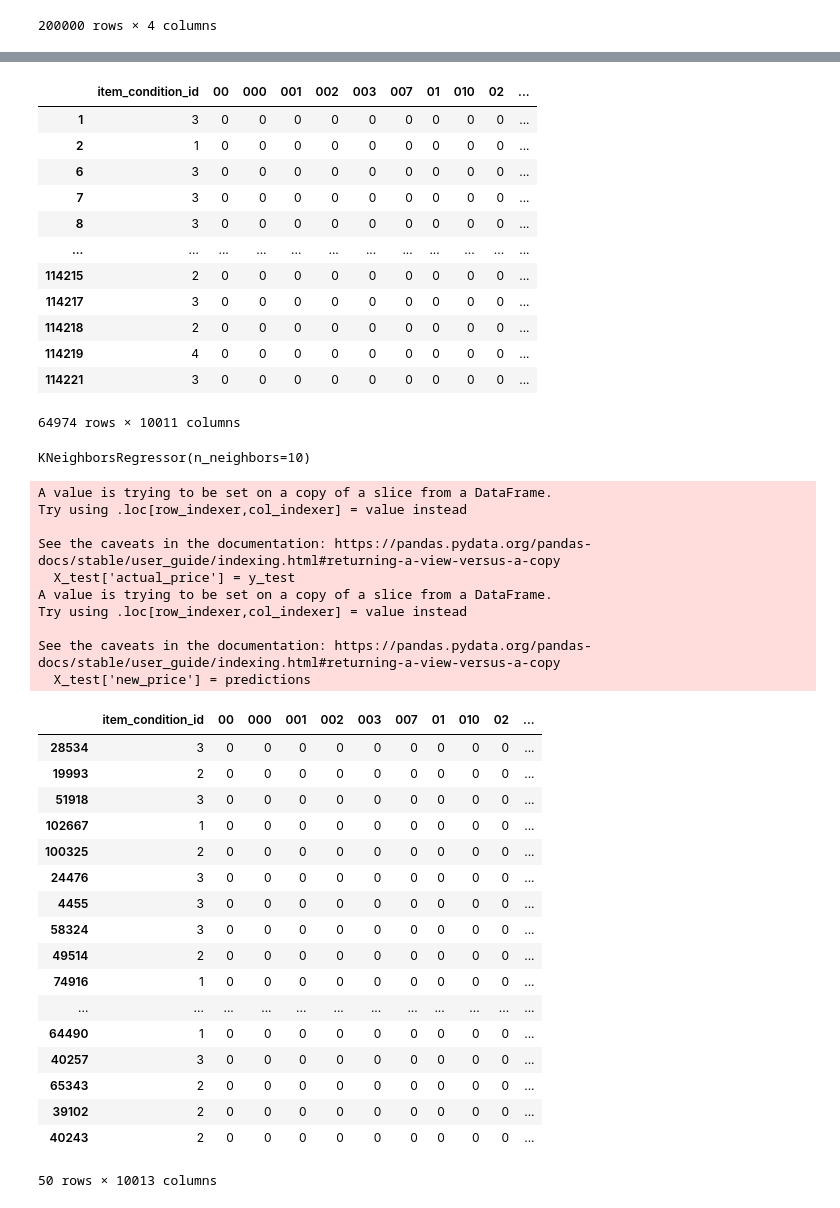
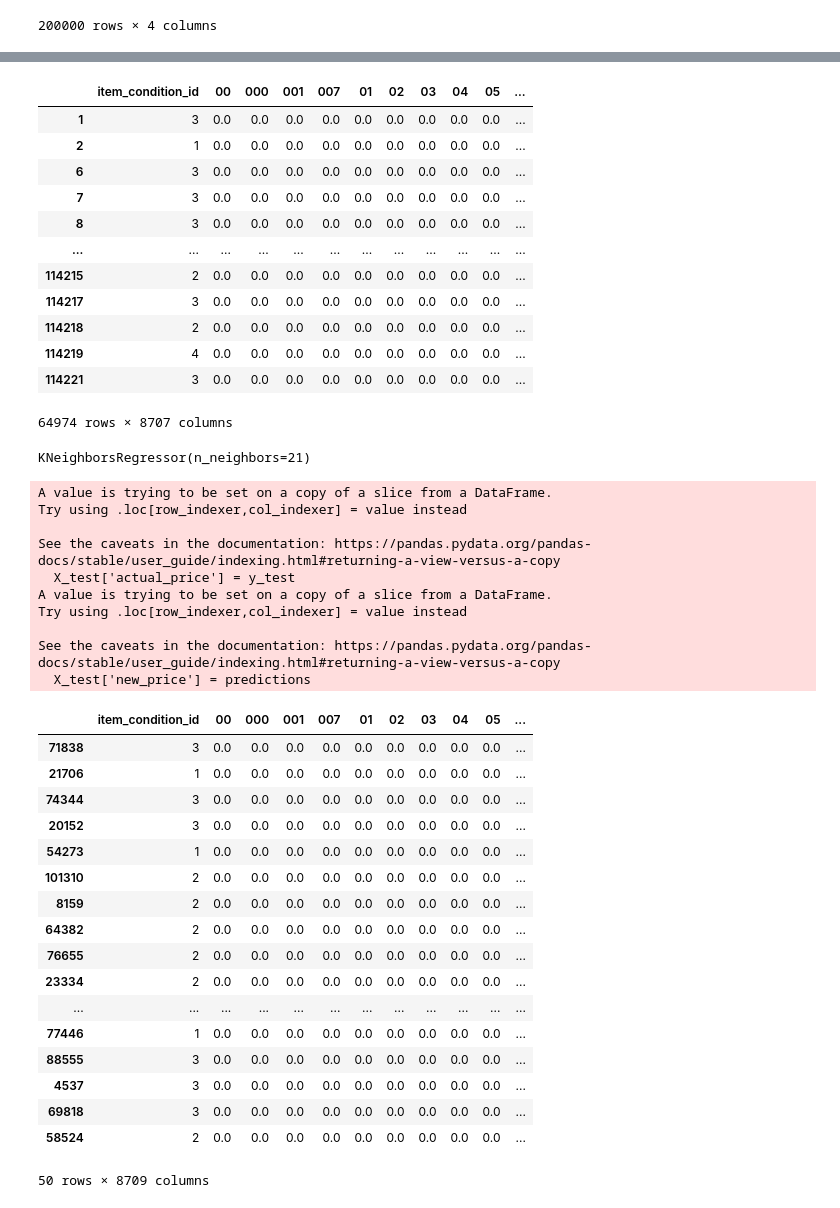
Before and after one commit to AI-project-Team-4/AI-Class-Project, a Jupyter notebook: KNN.ipynb, the cells around one changed output, grey strips where cells are left out. Drawn from its saved outputs; the diff is of its cells as text; code cells hidden in the pictures.

```diff
--- a/KNN.ipynb
+++ b/KNN.ipynb
@@ -44,6 +44,7 @@ data_df
 # %%
 from rake_nltk import Rake
 from sklearn.feature_extraction.text import CountVectorizer
+from sklearn.feature_extraction.text import TfidfVectorizer
 
 # Rakes categories that exist in cat_attribs, outputs a String
 def rake_implement(x):
@@ -59,20 +60,20 @@ def rake_implement(x):
     return string
 
 # Uses bag of words to obtain all keywords, then merges both dataframes
-def bag_of_words(df, cat, feat=10000):
-    bow = CountVectorizer(strip_accents='ascii', max_features=feat, max_df=0.95, min_df=1)
+def bag_of_words(df, cat, feat=8000):
+    tfidf = TfidfVectorizer(strip_accents='ascii', max_features=feat, max_df=0.95, min_df=1)
     # Applying rake algorithm to string
     df[cat] = df[cat].apply(lambda x: rake_implement(x))
     # Fitting and transforming the raked string
-    bow.fit(df[cat])
-    X = bow.transform(df[cat])
+    tfidf.fit(df[cat])
+    X = tfidf.transform(df[cat])
     # Drop the old column (since df will be merged)
     df = df.drop([cat], axis=1)
 
-    X_df = pd.DataFrame(X.toarray(), columns=sorted(bow.vocabulary_))
+    X_df = pd.DataFrame(X.toarray(), columns=sorted(tfidf.vocabulary_))
     return pd.merge(df, X_df, left_index=True, right_index=True)
 # %%
 data_df = bag_of_words(data_df, 'description')
-data_df = bag_of_words(data_df, 'category_name', 10)
+data_df = bag_of_words(data_df, 'category_name')
 data_df
 # %% [output]
@@ -94,19 +95,19 @@ label = data_df['price_x'].copy()
 features = data_df.drop('price_x', axis=1)
 features
 # %% [output]
-|  | item_condition_id | 00 | 000 | 001 | 002 | 003 | 007 | 01 | 010 | 02 | ... |
-| 1 | 3 | 0 | 0 | 0 | 0 | 0 | 0 | 0 | 0 | 0 | ... |
-| 2 | 1 | 0 | 0 | 0 | 0 | 0 | 0 | 0 | 0 | 0 | ... |
-| 6 | 3 | 0 | 0 | 0 | 0 | 0 | 0 | 0 | 0 | 0 | ... |
-| 7 | 3 | 0 | 0 | 0 | 0 | 0 | 0 | 0 | 0 | 0 | ... |
-| 8 | 3 | 0 | 0 | 0 | 0 | 0 | 0 | 0 | 0 | 0 | ... |
+|  | item_condition_id | 00 | 000 | 001 | 007 | 01 | 02 | 03 | 04 | 05 | ... |
+| 1 | 3 | 0.0 | 0.0 | 0.0 | 0.0 | 0.0 | 0.0 | 0.0 | 0.0 | 0.0 | ... |
+| 2 | 1 | 0.0 | 0.0 | 0.0 | 0.0 | 0.0 | 0.0 | 0.0 | 0.0 | 0.0 | ... |
+| 6 | 3 | 0.0 | 0.0 | 0.0 | 0.0 | 0.0 | 0.0 | 0.0 | 0.0 | 0.0 | ... |
+| 7 | 3 | 0.0 | 0.0 | 0.0 | 0.0 | 0.0 | 0.0 | 0.0 | 0.0 | 0.0 | ... |
+| 8 | 3 | 0.0 | 0.0 | 0.0 | 0.0 | 0.0 | 0.0 | 0.0 | 0.0 | 0.0 | ... |
 | ... | ... | ... | ... | ... | ... | ... | ... | ... | ... | ... | ... |
-| 114215 | 2 | 0 | 0 | 0 | 0 | 0 | 0 | 0 | 0 | 0 | ... |
-| 114217 | 3 | 0 | 0 | 0 | 0 | 0 | 0 | 0 | 0 | 0 | ... |
-| 114218 | 2 | 0 | 0 | 0 | 0 | 0 | 0 | 0 | 0 | 0 | ... |
-| 114219 | 4 | 0 | 0 | 0 | 0 | 0 | 0 | 0 | 0 | 0 | ... |
-| 114221 | 3 | 0 | 0 | 0 | 0 | 0 | 0 | 0 | 0 | 0 | ... |
+| 114215 | 2 | 0.0 | 0.0 | 0.0 | 0.0 | 0.0 | 0.0 | 0.0 | 0.0 | 0.0 | ... |
+| 114217 | 3 | 0.0 | 0.0 | 0.0 | 0.0 | 0.0 | 0.0 | 0.0 | 0.0 | 0.0 | ... |
+| 114218 | 2 | 0.0 | 0.0 | 0.0 | 0.0 | 0.0 | 0.0 | 0.0 | 0.0 | 0.0 | ... |
+| 114219 | 4 | 0.0 | 0.0 | 0.0 | 0.0 | 0.0 | 0.0 | 0.0 | 0.0 | 0.0 | ... |
+| 114221 | 3 | 0.0 | 0.0 | 0.0 | 0.0 | 0.0 | 0.0 | 0.0 | 0.0 | 0.0 | ... |
-64974 rows × 10011 columns
+64974 rows × 8707 columns
 # %%
 from sklearn.pipeline import Pipeline
 from sklearn.preprocessing import StandardScaler
@@ -138,43 +139,43 @@ X_test_prep = full_pipeline.transform(X_test)
 # %%
 from sklearn.neighbors import KNeighborsRegressor
 
-knn = KNeighborsRegressor(n_neighbors=10)
+knn = KNeighborsRegressor(n_neighbors=21)
 
 knn.fit(X_train_prep, y_train)
 # %% [output]
-KNeighborsRegressor(n_neighbors=10)
+KNeighborsRegressor(n_neighbors=21)
 # %%
 predictions = knn.predict(X_test_prep)
 # %%
 X_test['actual_price'] = y_test
 X_test['new_price'] = predictions
-X_test.head(50)
+X_test.tail(50)
 # %% [output]
 A value is trying to be set on a copy of a slice from a DataFrame.
 Try using .loc[row_indexer,col_indexer] = value instead
 
 See the caveats in the documentation: https://pandas.pydata.org/pandas-docs/stable/user_guide/indexing.html#returning-a-view-versus-a-copy
   X_test['actual_price'] = y_test
 A value is trying to be set on a copy of a slice from a DataFrame.
 Try using .loc[row_indexer,col_indexer] = value instead
 
 See the caveats in the documentation: https://pandas.pydata.org/pandas-docs/stable/user_guide/indexing.html#returning-a-view-versus-a-copy
   X_test['new_price'] = predictions
-|  | item_condition_id | 00 | 000 | 001 | 002 | 003 | 007 | 01 | 010 | 02 | ... |
-| 28534 | 3 | 0 | 0 | 0 | 0 | 0 | 0 | 0 | 0 | 0 | ... |
-| 19993 | 2 | 0 | 0 | 0 | 0 | 0 | 0 | 0 | 0 | 0 | ... |
-| 51918 | 3 | 0 | 0 | 0 | 0 | 0 | 0 | 0 | 0 | 0 | ... |
-| 102667 | 1 | 0 | 0 | 0 | 0 | 0 | 0 | 0 | 0 | 0 | ... |
-| 100325 | 2 | 0 | 0 | 0 | 0 | 0 | 0 | 0 | 0 | 0 | ... |
-| 24476 | 3 | 0 | 0 | 0 | 0 | 0 | 0 | 0 | 0 | 0 | ... |
-| 4455 | 3 | 0 | 0 | 0 | 0 | 0 | 0 | 0 | 0 | 0 | ... |
-| 58324 | 3 | 0 | 0 | 0 | 0 | 0 | 0 | 0 | 0 | 0 | ... |
-| 49514 | 2 | 0 | 0 | 0 | 0 | 0 | 0 | 0 | 0 | 0 | ... |
-| 74916 | 1 | 0 | 0 | 0 | 0 | 0 | 0 | 0 | 0 | 0 | ... |
+|  | item_condition_id | 00 | 000 | 001 | 007 | 01 | 02 | 03 | 04 | 05 | ... |
+| 71838 | 3 | 0.0 | 0.0 | 0.0 | 0.0 | 0.0 | 0.0 | 0.0 | 0.0 | 0.0 | ... |
+| 21706 | 1 | 0.0 | 0.0 | 0.0 | 0.0 | 0.0 | 0.0 | 0.0 | 0.0 | 0.0 | ... |
+| 74344 | 3 | 0.0 | 0.0 | 0.0 | 0.0 | 0.0 | 0.0 | 0.0 | 0.0 | 0.0 | ... |
+| 20152 | 3 | 0.0 | 0.0 | 0.0 | 0.0 | 0.0 | 0.0 | 0.0 | 0.0 | 0.0 | ... |
+| 54273 | 1 | 0.0 | 0.0 | 0.0 | 0.0 | 0.0 | 0.0 | 0.0 | 0.0 | 0.0 | ... |
+| 101310 | 2 | 0.0 | 0.0 | 0.0 | 0.0 | 0.0 | 0.0 | 0.0 | 0.0 | 0.0 | ... |
+| 8159 | 2 | 0.0 | 0.0 | 0.0 | 0.0 | 0.0 | 0.0 | 0.0 | 0.0 | 0.0 | ... |
+| 64382 | 2 | 0.0 | 0.0 | 0.0 | 0.0 | 0.0 | 0.0 | 0.0 | 0.0 | 0.0 | ... |
+| 76655 | 2 | 0.0 | 0.0 | 0.0 | 0.0 | 0.0 | 0.0 | 0.0 | 0.0 | 0.0 | ... |
+| 23334 | 2 | 0.0 | 0.0 | 0.0 | 0.0 | 0.0 | 0.0 | 0.0 | 0.0 | 0.0 | ... |
 | ... | ... | ... | ... | ... | ... | ... | ... | ... | ... | ... | ... |
-| 64490 | 1 | 0 | 0 | 0 | 0 | 0 | 0 | 0 | 0 | 0 | ... |
-| 40257 | 3 | 0 | 0 | 0 | 0 | 0 | 0 | 0 | 0 | 0 | ... |
-| 65343 | 2 | 0 | 0 | 0 | 0 | 0 | 0 | 0 | 0 | 0 | ... |
-| 39102 | 2 | 0 | 0 | 0 | 0 | 0 | 0 | 0 | 0 | 0 | ... |
-| 40243 | 2 | 0 | 0 | 0 | 0 | 0 | 0 | 0 | 0 | 0 | ... |
+| 77446 | 1 | 0.0 | 0.0 | 0.0 | 0.0 | 0.0 | 0.0 | 0.0 | 0.0 | 0.0 | ... |
+| 88555 | 3 | 0.0 | 0.0 | 0.0 | 0.0 | 0.0 | 0.0 | 0.0 | 0.0 | 0.0 | ... |
+| 4537 | 3 | 0.0 | 0.0 | 0.0 | 0.0 | 0.0 | 0.0 | 0.0 | 0.0 | 0.0 | ... |
+| 69818 | 3 | 0.0 | 0.0 | 0.0 | 0.0 | 0.0 | 0.0 | 0.0 | 0.0 | 0.0 | ... |
+| 58524 | 2 | 0.0 | 0.0 | 0.0 | 0.0 | 0.0 | 0.0 | 0.0 | 0.0 | 0.0 | ... |
-50 rows × 10013 columns
+50 rows × 8709 columns
```
Also changed, not shown: parts of 1 cell of this notebook, 4 other files.
